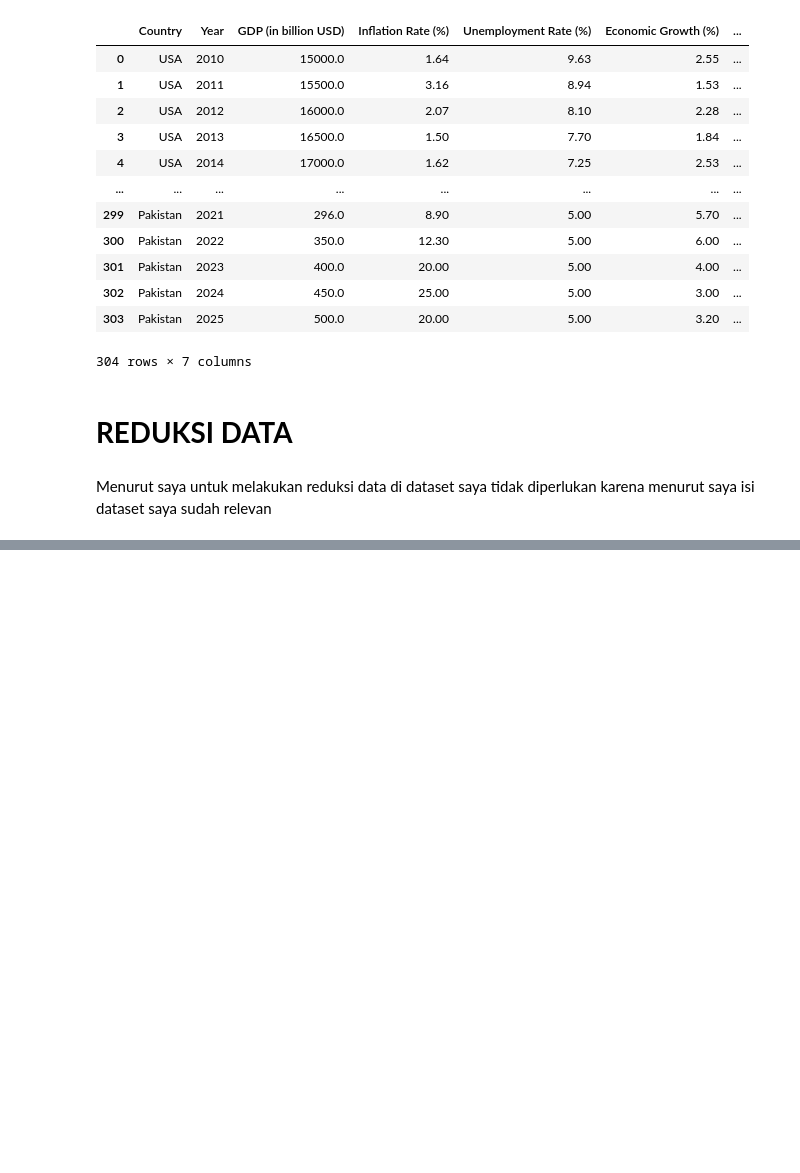
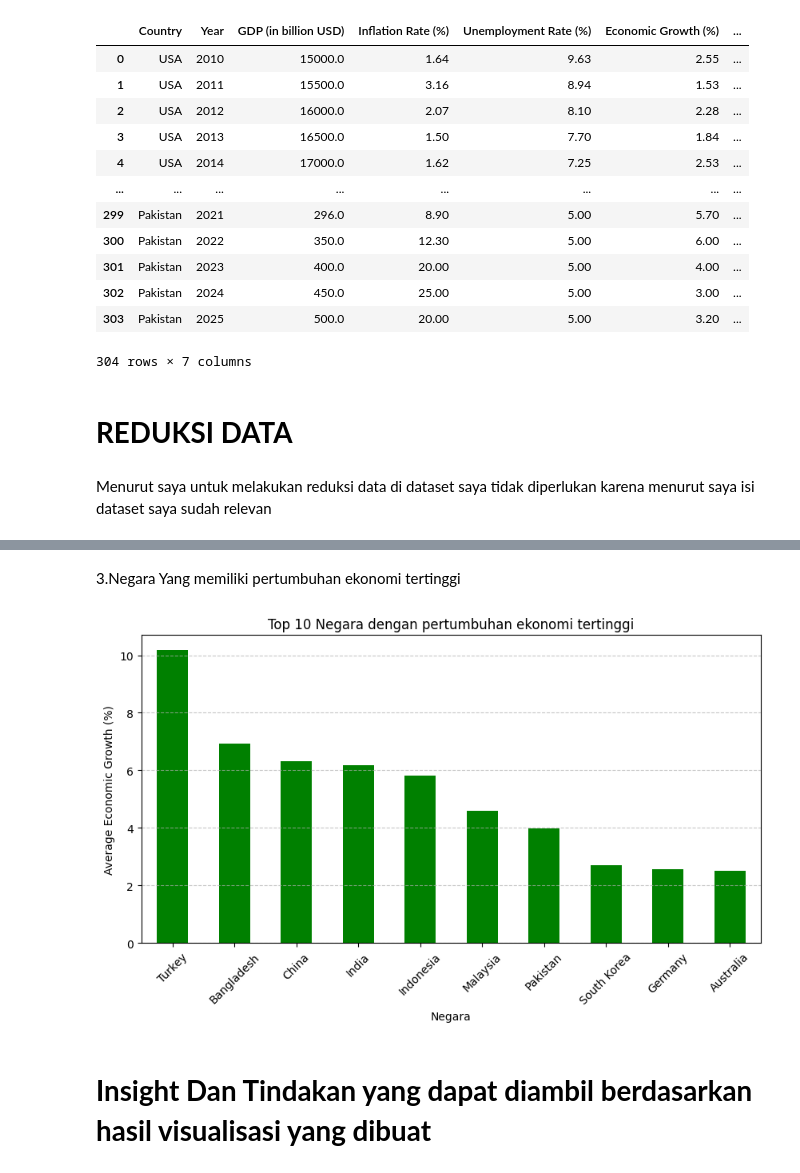
Before and after one commit to arthaa6days/AVD-, a Jupyter notebook: chekpoint2_avd.ipynb, the cells around one changed output, grey strips where cells are left out. Cells and saved outputs as stored; diff of their text form; code cells hidden in the pictures; blank space fills up the shorter version.

```diff
--- a/chekpoint2_avd.ipynb
+++ b/chekpoint2_avd.ipynb
@@ -279,0 +348,17 @@ Menurut saya untuk melakukan reduksi data di dataset saya tidak diperlukan karen
+# %% [markdown]
+3.Negara Yang memiliki pertumbuhan ekonomi tertinggi
+# %%
+growth_by_country = df.groupby("Country")[" Economic Growth (%)"].mean()
+top_growth_countries = growth_by_country.sort_values(ascending=False).head(10)
+plt.figure(figsize=(10, 5))
+top_growth_countries.plot(kind='bar', color='green')
+plt.xlabel("Negara")
+plt.ylabel("Average Economic Growth (%)")
+plt.title("Top 10 Negara dengan pertumbuhan ekonomi tertinggi")
+plt.xticks(rotation=45)
+plt.grid(axis='y', linestyle='--', alpha=0.7)
+plt.show()
+# %% [output]
+[figure, added]
+# %% [markdown]
+# **Insight Dan Tindakan yang dapat diambil berdasarkan hasil visualisasi yang dibuat**
```
Also changed, not shown: parts of 12 cells of this notebook.
